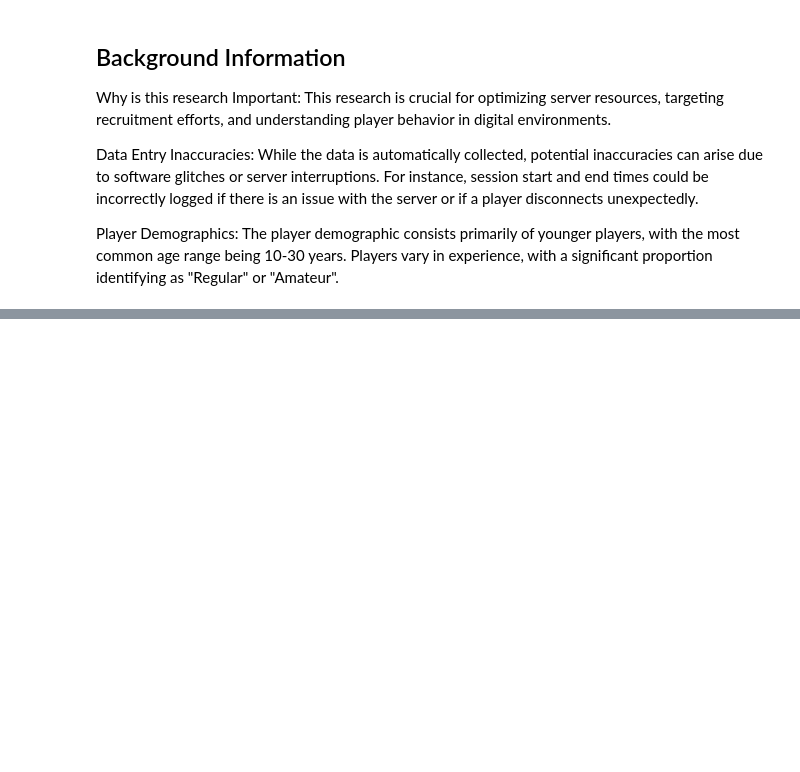
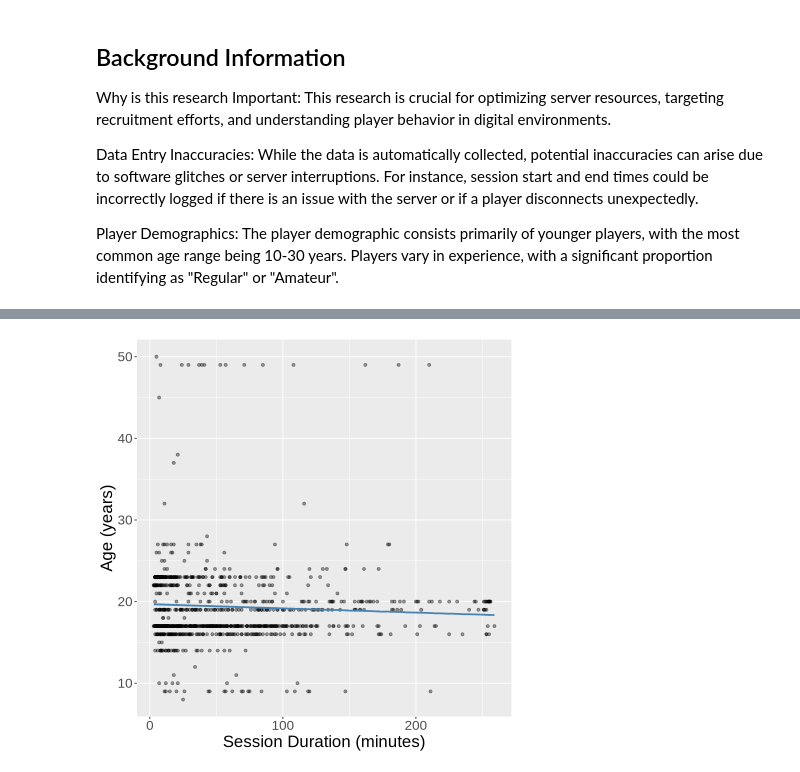
Before and after one commit to gvnwu/New-Group-Project, a Jupyter notebook: Group_final_project.ipynb, the cells around one changed output, grey strips where cells are left out. Cells and saved outputs as stored; diff of their text form; code cells hidden in the pictures; blank space fills up the shorter version.

Commit message:
Linear regression

```diff
--- a/Group_final_project.ipynb
+++ b/Group_final_project.ipynb
@@ -104,0 +143,97 @@ filtered_data
+# %%
+# Split the data into training (75%) and testing (25%) sets with stratification by 'age'
+set.seed(123)  # For reproducibility
+age_data_split <- initial_split(filtered_data, prop = 0.75, strata = age)
+age_train_data <- training(age_data_split)
+age_test_data <- testing(age_data_split)
+
+# Model specification: Linear regression
+age_lr_spec <- linear_reg() |>
+    set_engine("lm") |>
+    set_mode("regression")
+
+# Create a recipe for preprocessing
+age_lr_recipe <- recipe(age ~ session_duration + experience_encoded, data = age_train_data) |>
+    step_normalize(all_numeric_predictors())
+
+# Fit the linear regression model
+age_lr_workflow <- workflow() |>
+    add_model(age_lr_spec) |>
+    add_recipe(age_lr_recipe) |>
+    fit(data = age_train_data)
+age_lr_workflow
+
+# Generate predictions for the training data
+age_train_predictions <- age_train_data |>
+    mutate(.pred = predict(age_lr_workflow, new_data = age_train_data)|>
+    pull(.pred))
+
+# Create the plot using the specified template
+age_plot_final <- ggplot(age_train_data, aes(x = session_duration, y = age)) +
+    geom_point(alpha = 0.4) +
+    geom_line(data = age_train_predictions,
+        mapping = aes(x = session_duration, y = .pred),
+        color = "steelblue",
+        linewidth = 1) +
+    xlab("Session Duration (minutes)") +
+    ylab("Age (years)") +
+    theme(text = element_text(size = 20))
+
+# Print the plot
+age_plot_final
+
+# Evaluate the model on the test data for age
+test_results_age <- age_lr_workflow |>
+    predict(age_test_data) |>
+    bind_cols(age_test_data) |>
+    metrics(truth = age, estimate = .pred)
+test_results_age
+
+
+# Split the data into training (75%) and testing (25%) sets with stratification by 'experience_encoded'
+set.seed(123)  # For reproducibility
+experience_encoded_data_split <- initial_split(filtered_data, prop = 0.75, strata = experience_encoded)
+experience_encoded_train_data <- training(experience_encoded_data_split)
+experience_encoded_test_data <- testing(experience_encoded_data_split)
+
+# Model specification: Linear regression
+experience_encoded_lr_spec <- linear_reg() |>
+    set_engine("lm") |>
+    set_mode("regression")
+
+# Create a recipe for preprocessing
+experience_encoded_lr_recipe <- recipe(experience_encoded ~ session_duration + age, data = experience_encoded_train_data)
+
+# Fit the linear regression model
+experience_encoded_lr_workflow <- workflow() |>
+    add_model(experience_encoded_lr_spec) |>
+    add_recipe(experience_encoded_lr_recipe) |>
+    fit(data = experience_encoded_train_data)
+experience_encoded_lr_workflow
+
+# Generate predictions for the training data
+train_predictions_exp <- experience_encoded_train_data |>
+    mutate(.pred = predict(experience_encoded_lr_workflow, new_data = experience_encoded_train_data)|>
+    pull(.pred))
+
+# Create the plot for experience_encoded using the same template
+experience_encoded_plot_exp <- ggplot(experience_encoded_train_data, aes(x = session_duration, y = experience_encoded)) +
+    geom_point(alpha = 0.4) +
+    geom_line(data = train_predictions_exp,
+        mapping = aes(x = session_duration, y = .pred),
+        color = "steelblue",
+        linewidth = 1) +
+    xlab("Session Duration (minutes)") +
+    ylab("Experience Level (Encoded)") +
+    theme(text = element_text(size = 20))
+
+# Print the plot
+experience_encoded_plot_exp
+
+# Evaluate the model on the test data for experience_encoded
+test_results_exp <- experience_encoded_lr_workflow |>
+    predict(experience_encoded_test_data) |>
+    bind_cols(experience_encoded_test_data) |>
+    metrics(truth = experience_encoded, estimate = .pred)
+test_results_exp
+# %% [output]
@@ -104,0 +278 @@ filtered_data
+[figure, added]
```
Also changed, not shown: parts of 4 cells of this notebook.
